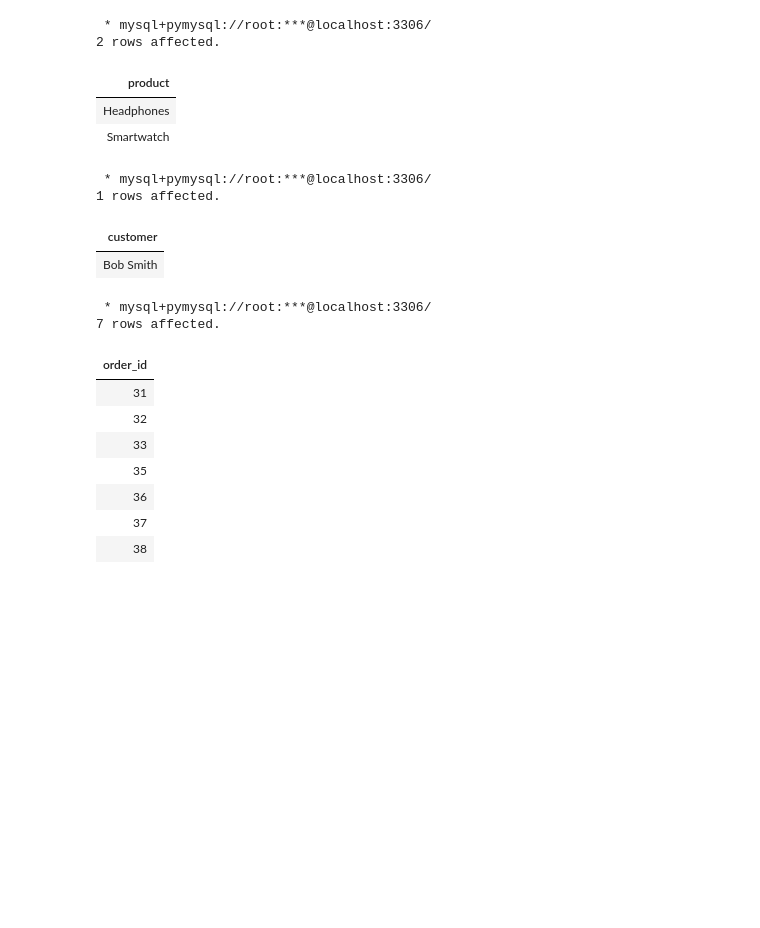
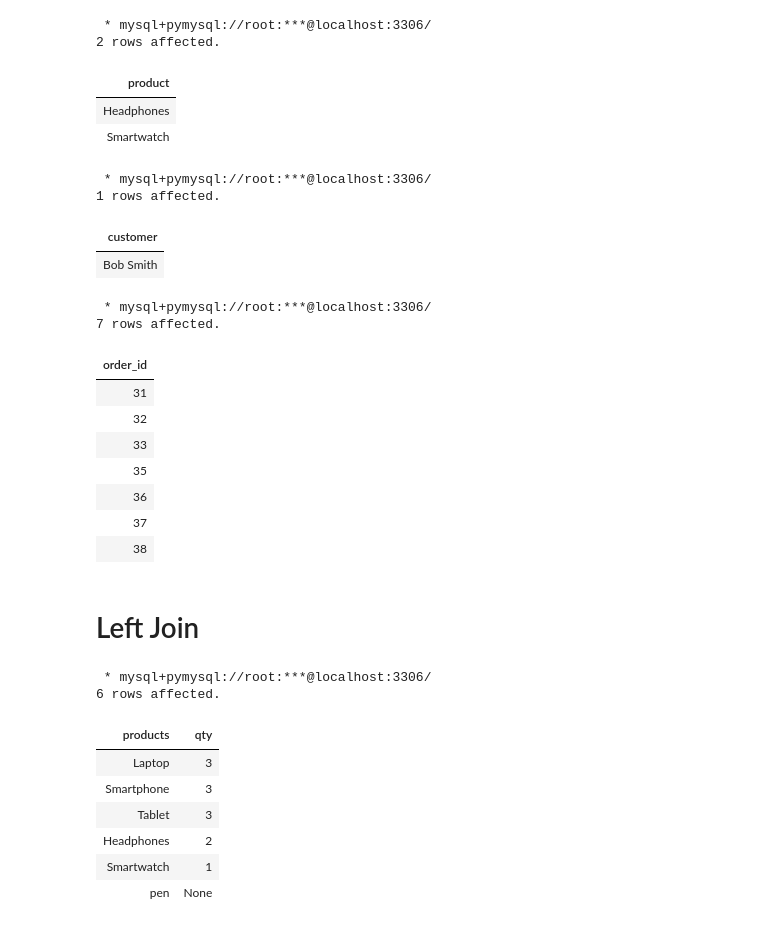
Before and after one commit to rajeshsj12/Pandas_Python_Project, a Jupyter notebook: Joins.ipynb, the cells around one changed output. Cells and saved outputs as stored; diff of their text form; code cells hidden in the pictures; blank space fills up the shorter version.

```diff
--- a/Joins.ipynb
+++ b/Joins.ipynb
@@ -622,7 +622,26 @@ WHERE
 | 36 |
 | 37 |
 | 38 |
+# %% [markdown]
+# Left Join
 # %%
 %%sql
+SELECT
+    p.name AS products,
+    SUM(s.quantity) AS qty
+FROM
+    products p LEFT JOIN sales s ON p.product_id = s.product_id
+GROUP BY
+    products;
+# %% [output]
+ * mysql+pymysql://root:***@localhost:3306/
+6 rows affected.
+| products | qty |
+| Laptop | 3 |
+| Smartphone | 3 |
+| Tablet | 3 |
+| Headphones | 2 |
+| Smartwatch | 1 |
+| pen | None |
 # %%
 %%sql
```
Also changed, not shown: parts of 4 cells of this notebook, 1 other file.
